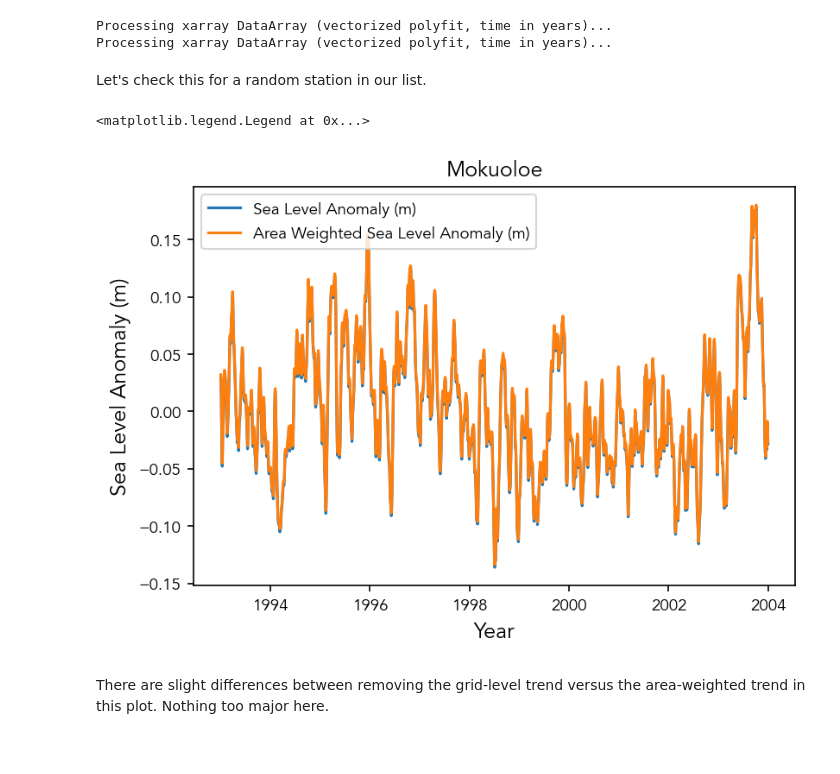
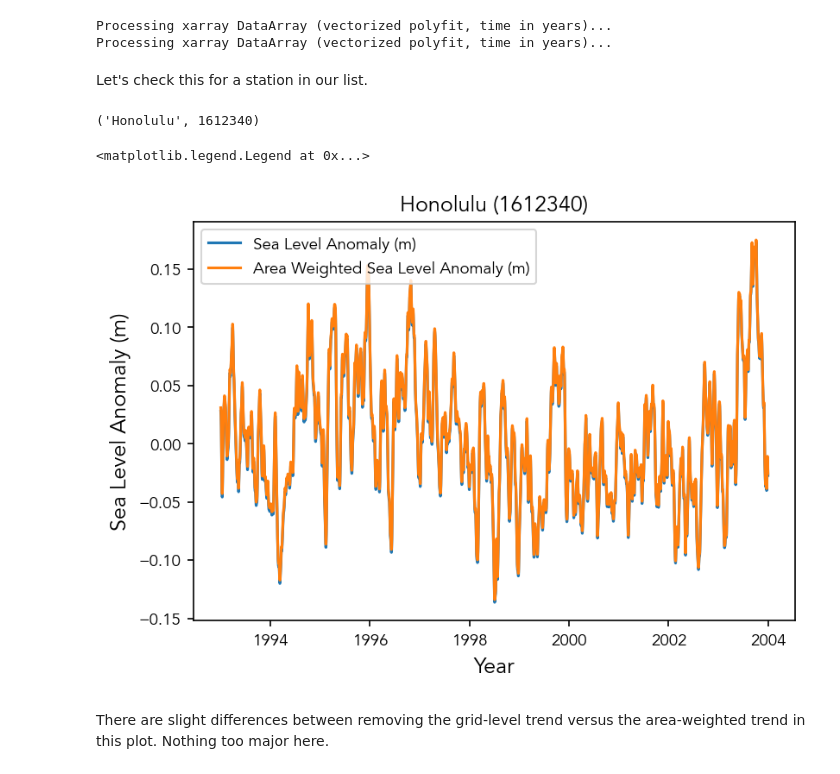
Before and after one commit to uhsealevelcenter/SL_Indicators, a Jupyter notebook: notebooks/Annual/1_2_SL_anomaly_annual.ipynb, the cells around one changed output. Drawn from its saved outputs; the diff is of its cells as text; code cells hidden in the pictures.

```diff
--- a/notebooks/Annual/1_2_SL_anomaly_annual.ipynb
+++ b/notebooks/Annual/1_2_SL_anomaly_annual.ipynb
@@ -335,24 +335,29 @@ sla_detrended_area_weighted = cmems1993_2003['sla'] - sea_level_trend_area_weigh
 Processing xarray DataArray (vectorized polyfit, time in years)...
 Processing xarray DataArray (vectorized polyfit, time in years)...
 # %% [markdown]
-Let's check this for a random station in our list.
+Let's check this for a station in our list.
+# %%
+station_name, station_id = tsf.get_station(rsl_subset, 'Honolulu')
+station_name, station_id
+# %% [output]
+('Honolulu', 1612340)
 # %%
-id = 3
-lat = rsl_subset.isel(station_id=id).lat
-lon = rsl_subset.isel(station_id=id).lon
+
+lat = rsl_subset.sel(station_id=station_id).lat
+lon = rsl_subset.sel(station_id=station_id).lon
 sla_detrended.sel(latitude=lat, longitude=lon, method='nearest').plot(label='Sea Level Anomaly (m)')
 sla_detrended_area_weighted.sel(latitude=lat, longitude=lon, method='nearest').plot(label='Area Weighted Sea Level Anomaly (m)')
 
 # change the title to station name
-plt.title(rsl_subset['station_name'].isel(station_id=id).values)
+plt.title(station_name + ' (' + str(station_id) + ')')
 #add axis labels
 plt.xlabel('Year')
 plt.ylabel('Sea Level Anomaly (m)')
 
 plt.legend()
 # %% [output]
 <matplotlib.legend.Legend at 0x...>
-[figure, old version]
+[figure, new version]
 # %% [markdown]
 There are slight differences between removing the grid-level trend versus the area-weighted trend in this plot. Nothing too major here.
 # %% [markdown]
```
Also changed, not shown: parts of 9 cells of this notebook, 3 other files.
